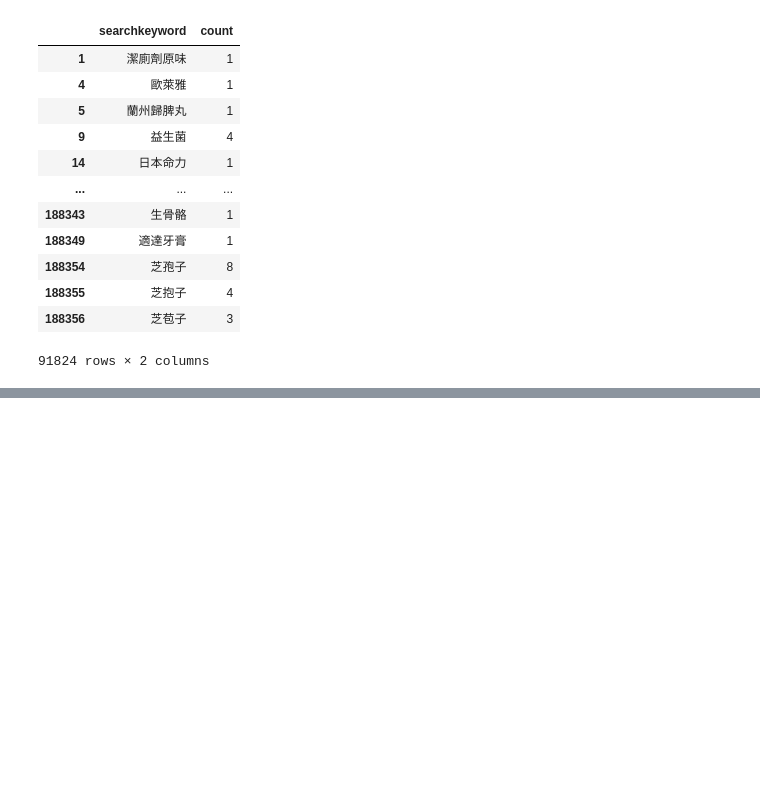
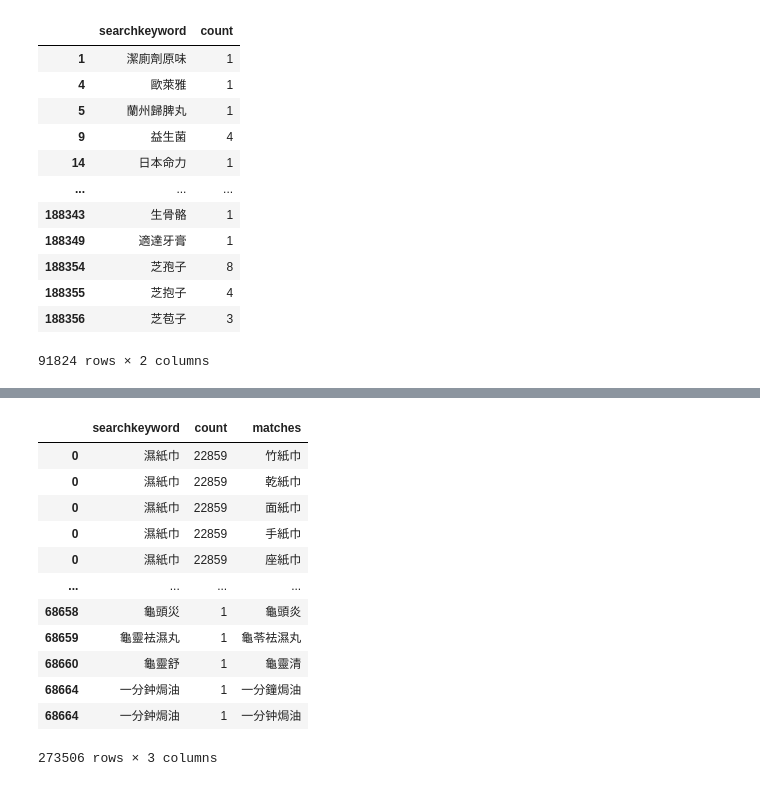
Before and after one commit to victor31ao/search_keywords, a Jupyter notebook: correct_searchkeywords.ipynb, the cells around one changed output, grey strips where cells are left out. Drawn from its saved outputs; the diff is of its cells as text; code cells hidden in the pictures; blank space fills up the shorter version.

```diff
--- a/correct_searchkeywords.ipynb
+++ b/correct_searchkeywords.ipynb
@@ -153,2 +169,20 @@ expand_df
+# %%
+expand_df = filtered_df[["searchkeyword", "count", "matches"]].explode("matches")
+expand_df = expand_df[(expand_df["matches"].str.len() == expand_df["searchkeyword"].str.len()) & (expand_df["matches"] != expand_df["searchkeyword"])]
+expand_df
+# %% [output]
+|  | searchkeyword | count | matches |
+| 0 | 濕紙巾 | 22859 | 竹紙巾 |
+| 0 | 濕紙巾 | 22859 | 乾紙巾 |
+| 0 | 濕紙巾 | 22859 | 面紙巾 |
+| 0 | 濕紙巾 | 22859 | 手紙巾 |
+| 0 | 濕紙巾 | 22859 | 座紙巾 |
+| ... | ... | ... | ... |
+| 68658 | 龜頭災 | 1 | 龜頭炎 |
+| 68659 | 龜靈袪濕丸 | 1 | 龜苓袪濕丸 |
+| 68660 | 龜靈舒 | 1 | 龜靈清 |
+| 68664 | 一分鈡焗油 | 1 | 一分鐘焗油 |
+| 68664 | 一分鈡焗油 | 1 | 一分钟焗油 |
+273506 rows × 3 columns
 # %%
 filtered_count_df = filtered_df[["searchkeyword", "count"]]
```
Also changed, not shown: parts of 14 cells of this notebook.
